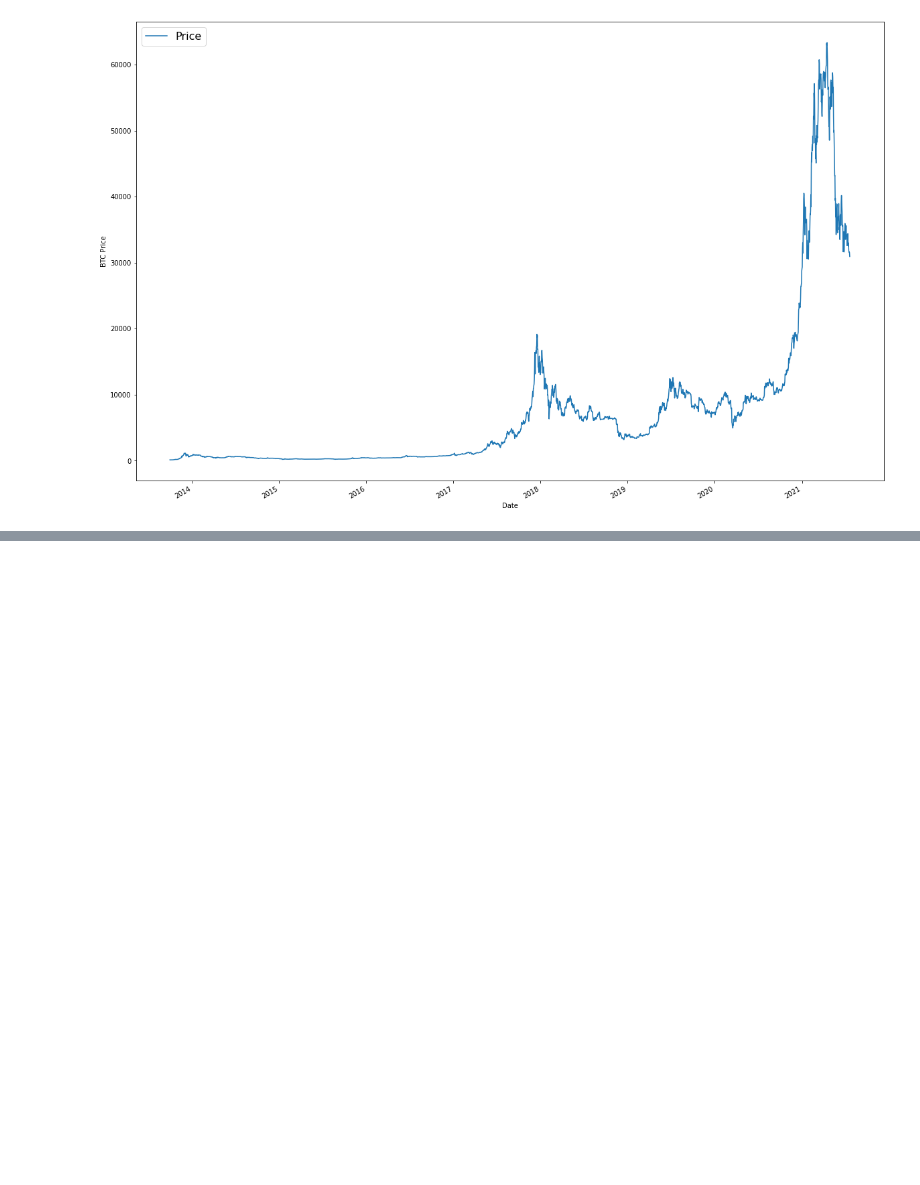
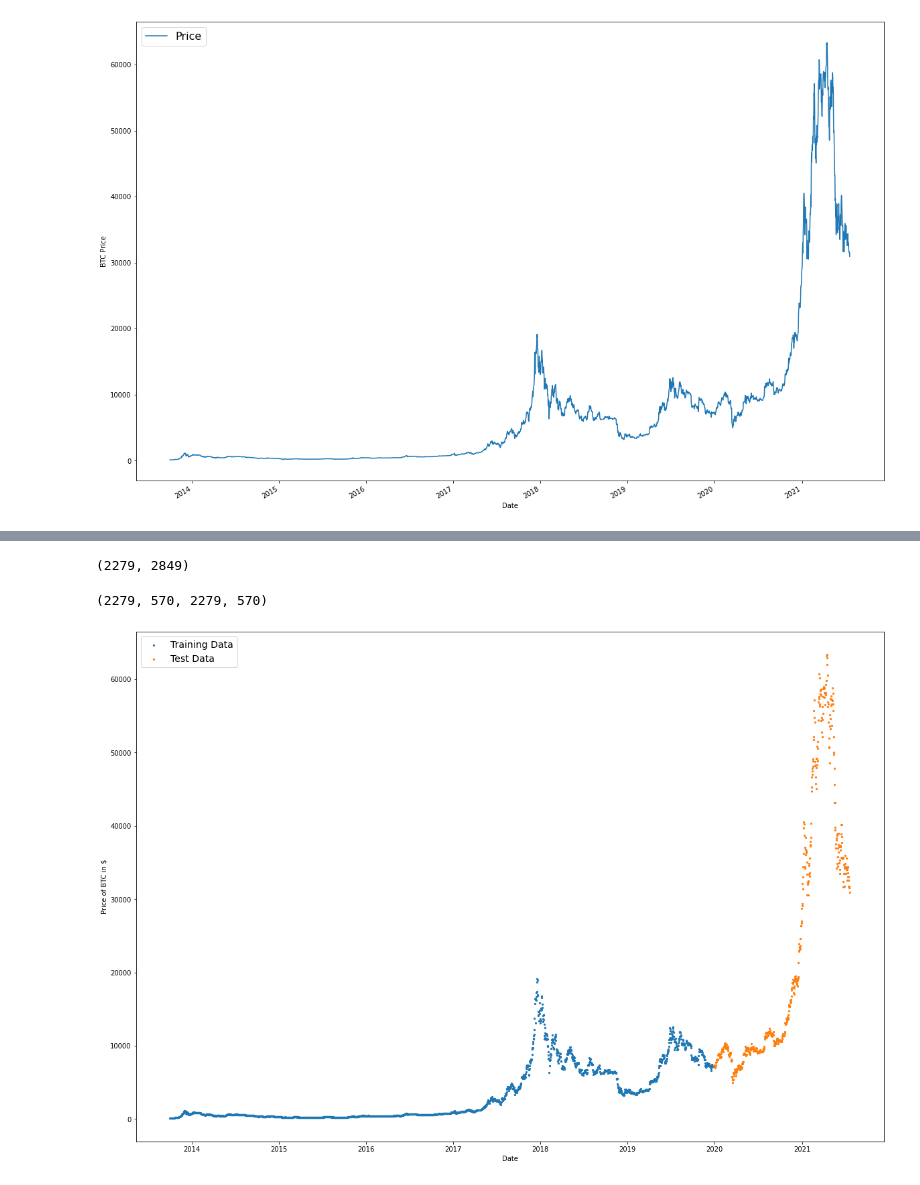
Before and after one commit to hrushikute/DataAnalytics, a Jupyter notebook: Forecasting_Time_series_Tensorflow.ipynb, the cells around one changed output, grey strips where cells are left out. Drawn from its saved outputs; the diff is of its cells as text; code cells hidden in the pictures; blank space fills up the shorter version.

```diff
--- a/Forecasting_Time_series_Tensorflow.ipynb
+++ b/Forecasting_Time_series_Tensorflow.ipynb
@@ -38,0 +41,3 @@ plt.legend(fontsize=16)
+# %%
+
+bitcoin_data.reset_index(inplace=True)
@@ -38,0 +53,23 @@ plt.legend(fontsize=16)
+# %%
+train_split=int(0.8*len(bitcoin_data))
+train_split,len(bitcoin_data)
+# %% [output]
+(2279, 2849)
+# %%
+X_train,y_train=bitcoin_data.Date[:train_split], bitcoin_data.Price[:train_split]
+X_test, y_test = bitcoin_data.Date[train_split:], bitcoin_data.Price[train_split:]
+
+len(X_train),len(X_test),len(y_train),len(y_test)
+# %% [output]
+(2279, 570, 2279, 570)
+# %%
+#lets plot the split data to check how it looks.
+plt.figure(figsize=(20,14))
+plt.scatter(X_train, y_train, s=5, label="Training Data")
+plt.scatter(X_test, y_test, s=5, label="Test Data")
+plt.xlabel("Date")
+plt.ylabel("Price of BTC in $")
+plt.legend(fontsize=14)
+plt.show();
+# %% [output]
+[figure, added]
```
Also changed, not shown: parts of 2 cells of this notebook.
